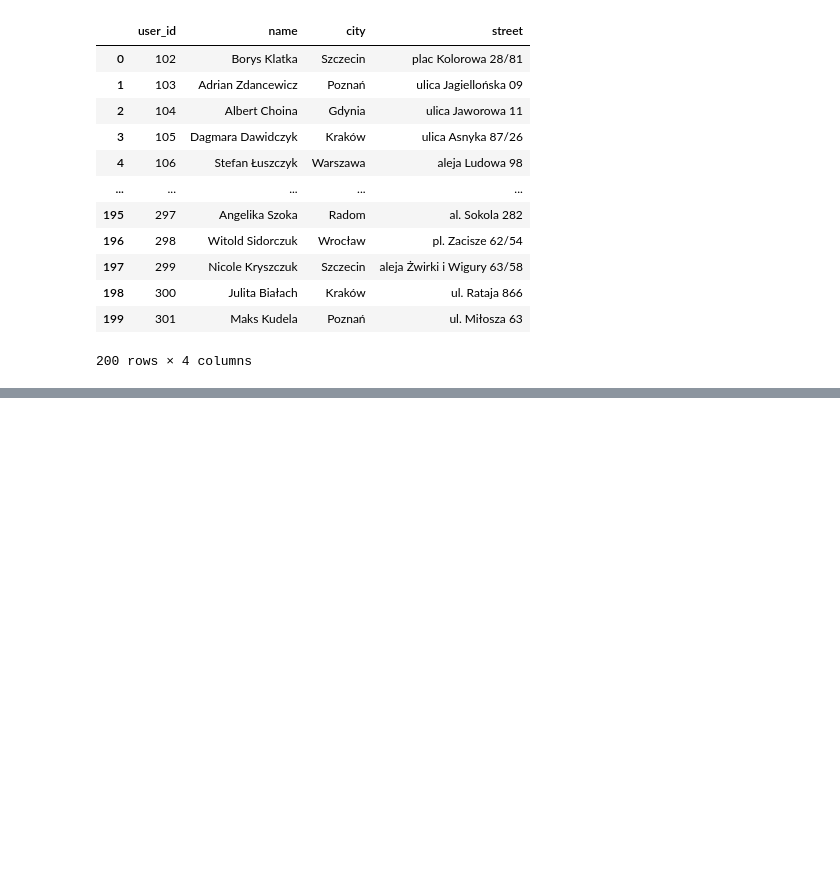
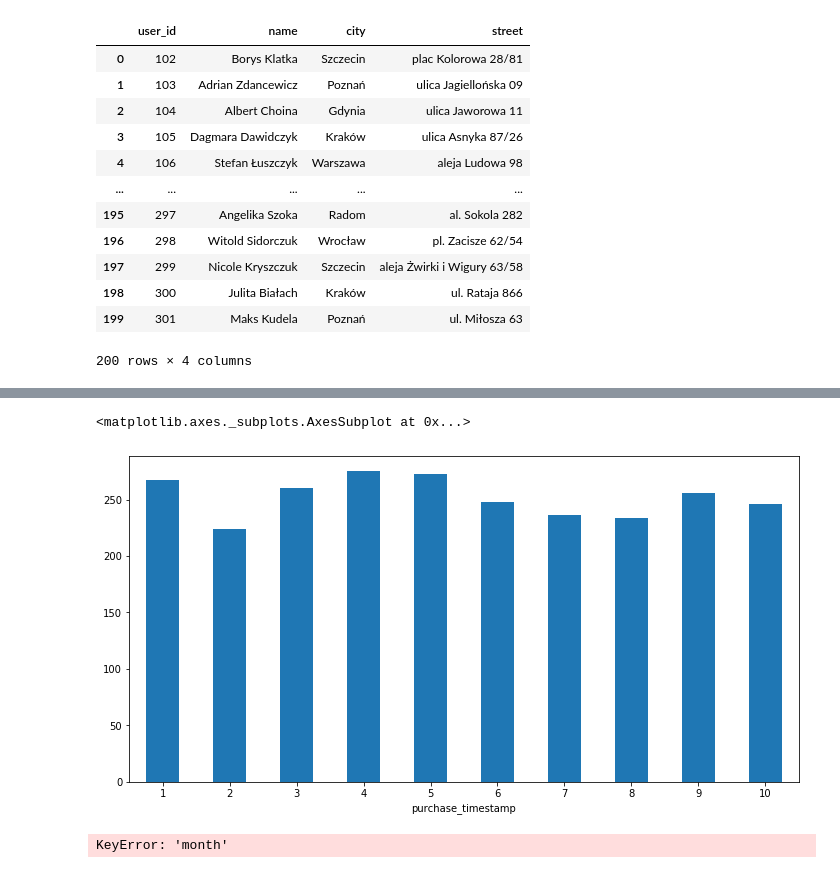
Before and after one commit to Rolkarolka/Delivery-optimization, a Jupyter notebook: notebooks/data_analysis.ipynb, the cells around one changed output, grey strips where cells are left out. Drawn from its saved outputs; the diff is of its cells as text; code cells hidden in the pictures; blank space fills up the shorter version.

Commit message:
DO-2 Add plot number of orders in a given month

```diff
--- a/notebooks/data_analysis.ipynb
+++ b/notebooks/data_analysis.ipynb
@@ -107,0 +126,9 @@ pd.read_json("./../data/raw/users.jsonl", lines=True)
+# %%
+df = pd.read_json("./../data/raw/deliveries.jsonl", lines=True)
+df.set_index('purchase_id', inplace=True)
+df = df.replace([np.inf, -np.inf], np.nan)
+df = df.dropna(subset=["delivery_company", 'delivery_timestamp'])
+df['purchase_timestamp'] = pd.to_datetime(df['purchase_timestamp'])
+df['delivery_timestamp'] = pd.to_datetime(df['delivery_timestamp'])
+df['delivery_company'] = df["delivery_company"].astype(int)
+df
@@ -107,0 +150,16 @@ pd.read_json("./../data/raw/users.jsonl", lines=True)
+# %%
+fig, axs = plt.subplots(figsize=(12, 6))
+df.groupby(df["purchase_timestamp"].dt.month)["purchase_timestamp"].count().plot(kind='bar', rot=0, ax=axs)
+# %% [output]
+<matplotlib.axes._subplots.AxesSubplot at 0x...>
+[figure, added]
+# %%
+# sprawdzenie
+df['month'] =
+sum = 0
+for value in df['month'].values:
+    if value == 1:
+        sum += 1
+print(sum)
+# %% [output]
+KeyError: 'month'
```
Also changed, not shown: parts of 5 cells of this notebook.
